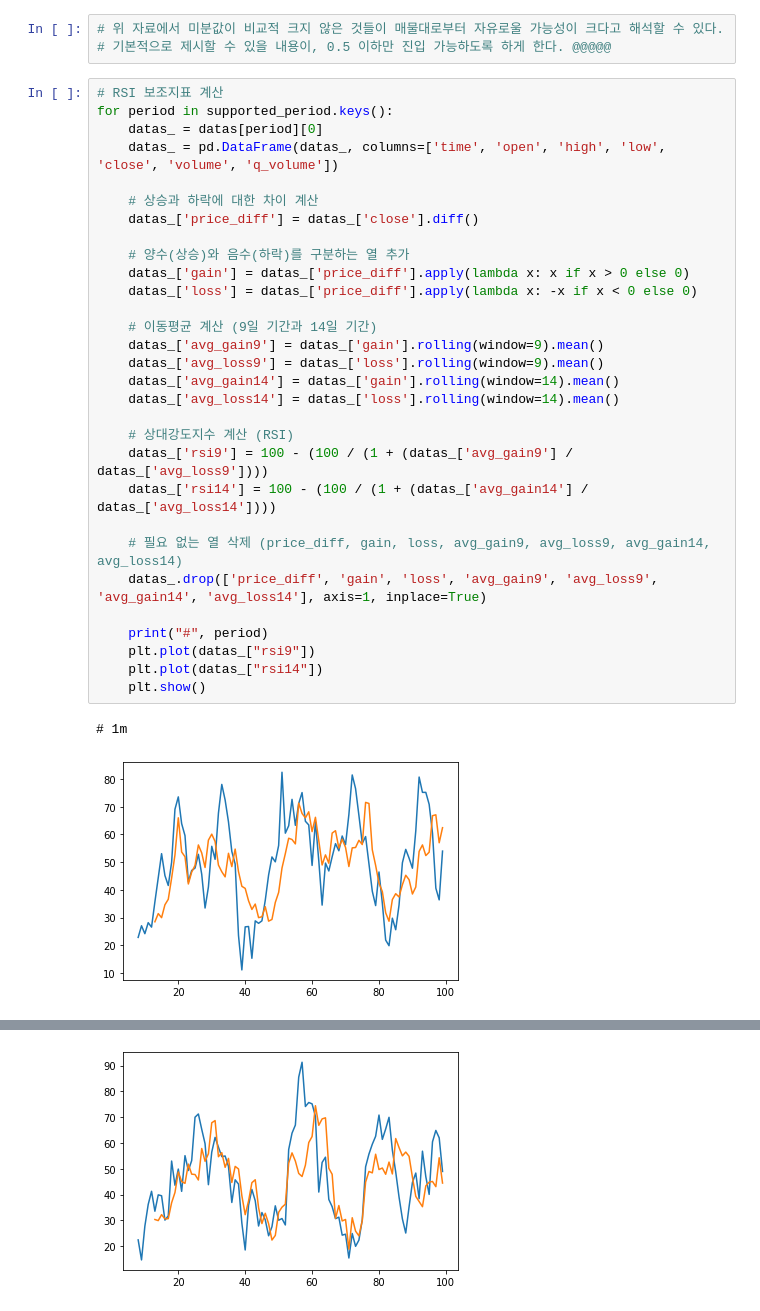
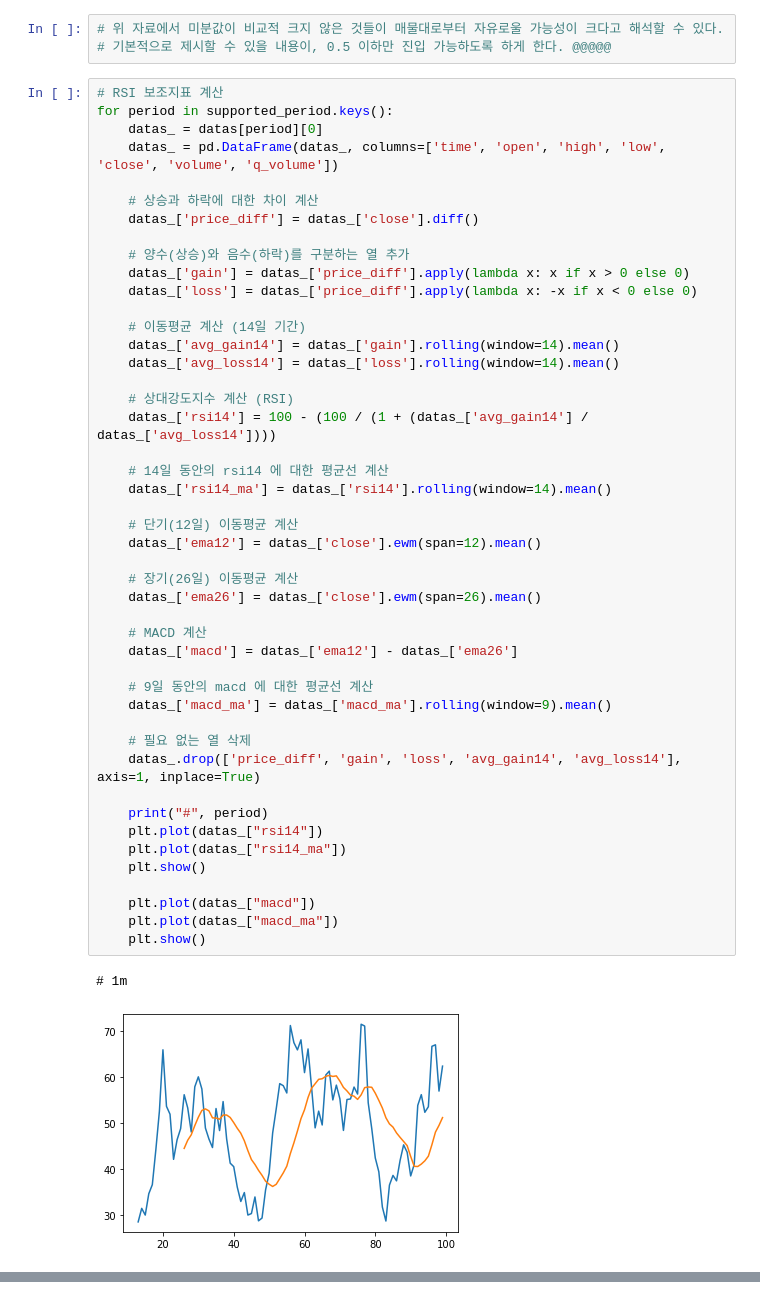
Before and after one commit to DevTae/BitgetTelegramSignal, a Jupyter notebook: price_analyzer_demo.ipynb, the cells around one changed output, grey strips where cells are left out. Saved outputs shown, nothing was run; the diff lists cells and outputs as text.

Commit message:
Update codes to add MACD indicator

```diff
--- a/price_analyzer_demo.ipynb
+++ b/price_analyzer_demo.ipynb
@@ -204,33 +204,49 @@ for period in supported_period.keys():
 # %%
 # RSI 보조지표 계산
 for period in supported_period.keys():
     datas_ = datas[period][0]
     datas_ = pd.DataFrame(datas_, columns=['time', 'open', 'high', 'low', 'close', 'volume', 'q_volume'])
 
     # 상승과 하락에 대한 차이 계산
     datas_['price_diff'] = datas_['close'].diff()
 
     # 양수(상승)와 음수(하락)를 구분하는 열 추가
     datas_['gain'] = datas_['price_diff'].apply(lambda x: x if x > 0 else 0)
     datas_['loss'] = datas_['price_diff'].apply(lambda x: -x if x < 0 else 0)
 
-    # 이동평균 계산 (9일 기간과 14일 기간)
-    datas_['avg_gain9'] = datas_['gain'].rolling(window=9).mean()
-    datas_['avg_loss9'] = datas_['loss'].rolling(window=9).mean()
+    # 이동평균 계산 (14일 기간)
     datas_['avg_gain14'] = datas_['gain'].rolling(window=14).mean()
     datas_['avg_loss14'] = datas_['loss'].rolling(window=14).mean()
 
     # 상대강도지수 계산 (RSI)
-    datas_['rsi9'] = 100 - (100 / (1 + (datas_['avg_gain9'] / datas_['avg_loss9'])))
     datas_['rsi14'] = 100 - (100 / (1 + (datas_['avg_gain14'] / datas_['avg_loss14'])))
 
-    # 필요 없는 열 삭제 (price_diff, gain, loss, avg_gain9, avg_loss9, avg_gain14, avg_loss14)
-    datas_.drop(['price_diff', 'gain', 'loss', 'avg_gain9', 'avg_loss9', 'avg_gain14', 'avg_loss14'], axis=1, inplace=True)
+    # 14일 동안의 rsi14 에 대한 평균선 계산
+    datas_['rsi14_ma'] = datas_['rsi14'].rolling(window=14).mean()
+
+    # 단기(12일) 이동평균 계산
+    datas_['ema12'] = datas_['close'].ewm(span=12).mean()
+
+    # 장기(26일) 이동평균 계산
+    datas_['ema26'] = datas_['close'].ewm(span=26).mean()
+
+    # MACD 계산
+    datas_['macd'] = datas_['ema12'] - datas_['ema26']
+
+    # 9일 동안의 macd 에 대한 평균선 계산
+    datas_['macd_ma'] = datas_['macd_ma'].rolling(window=9).mean()
+
+    # 필요 없는 열 삭제
+    datas_.drop(['price_diff', 'gain', 'loss', 'avg_gain14', 'avg_loss14'], axis=1, inplace=True)
 
     print("#", period)
-    plt.plot(datas_["rsi9"])
     plt.plot(datas_["rsi14"])
+    plt.plot(datas_["rsi14_ma"])
     plt.show()
+
+    plt.plot(datas_["macd"])
+    plt.plot(datas_["macd_ma"])
+    plt.show()
 # %% [output]
 # 1m
-[figure, old version]
+[figure, new version]
@@ -237,2 +254 @@ for period in supported_period.keys():
 # 5m
-[figure, old version]
```
Also changed, not shown: parts of 1 cell of this notebook.
